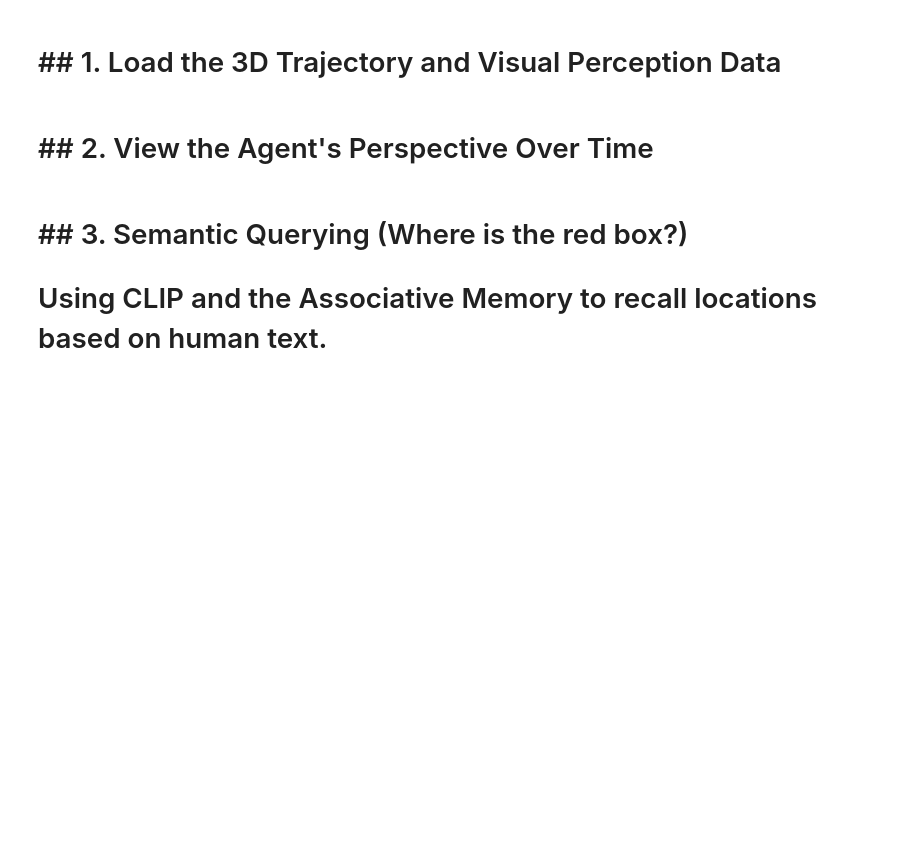
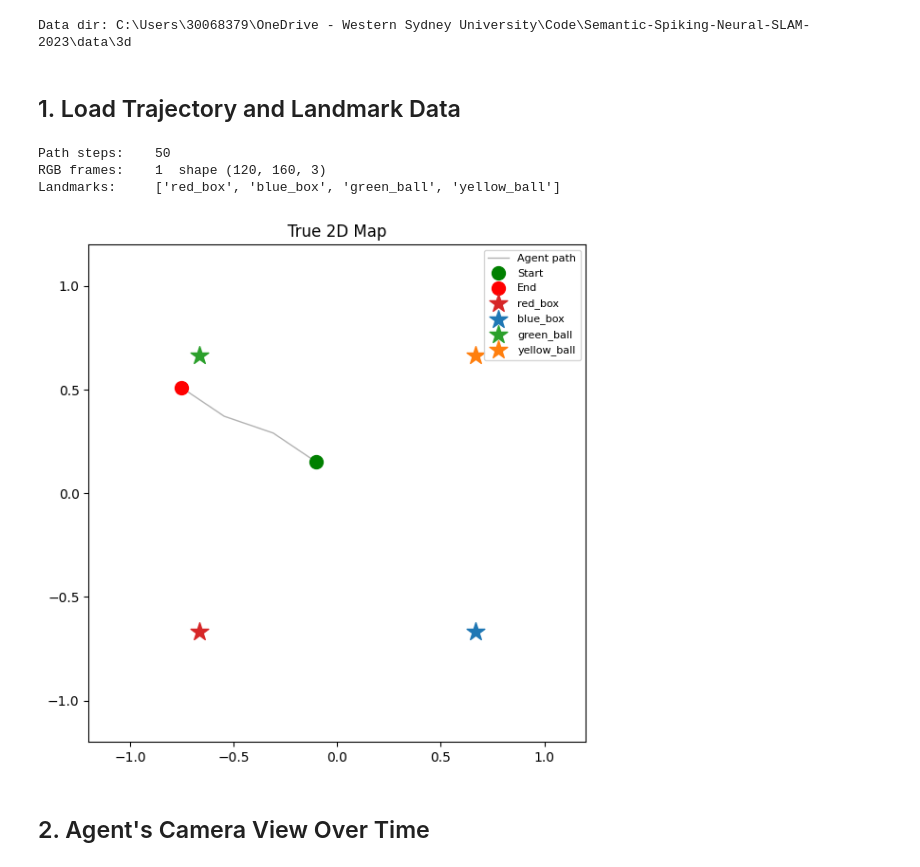
Before and after one commit to SynapticScotsman/Semantic-Spiking-Neural-SLAM-2023, a Jupyter notebook: experiments/slam_3d_dashboard.ipynb, the cells around one changed output. Saved outputs shown, nothing was run; the diff lists cells and outputs as text; code cells hidden in the pictures; blank space fills up the shorter version.

```diff
--- a/experiments/slam_3d_dashboard.ipynb
+++ b/experiments/slam_3d_dashboard.ipynb
@@ -10,27 +8,50 @@ import sys
+# %%
+import numpy as np
+import matplotlib.pyplot as plt
+import os, sys, json, glob
+
+# Make sure the project root is on the path regardless of where Jupyter is launched from
+PROJECT_ROOT = os.path.dirname(os.path.dirname(os.path.abspath(".")))
+if PROJECT_ROOT not in sys.path:
+    sys.path.insert(0, PROJECT_ROOT)
+
+DATA_DIR = "../data/3d"   # relative to experiments/
+print(f"Data dir: {os.path.abspath(DATA_DIR)}")
+# %% [output]
+Data dir: C:\Users\30068379\OneDrive - Western Sydney University\Code\Semantic-Spiking-Neural-SLAM-2023\data\3d
 # %% [markdown]
-# ## 1. Load the 3D Trajectory and Visual Perception Data
+## 1. Load Trajectory and Landmark Data
 # %%
-DATA_DIR = "data/3d"
-
-path = np.load(os.path.join(DATA_DIR, "path.npy"))
-rgb_frames = np.load(os.path.join(DATA_DIR, "rgb_frames_subset.npy"))
+path               = np.load(os.path.join(DATA_DIR, "path.npy"))
+rgb_frames         = np.load(os.path.join(DATA_DIR, "rgb_frames_subset.npy"))
 landmark_positions = np.load(os.path.join(DATA_DIR, "landmark_positions.npy"))
 
-print(f"Loaded {len(path)} path steps.")
-print(f"Loaded {len(rgb_frames)} visual frames.")
+# Load labels from metadata
+meta_path = os.path.join(DATA_DIR, "metadata.json")
+with open(meta_path) as f:
+    meta = json.load(f)
+landmark_labels = meta.get("landmark_labels", [f"obj_{i}" for i in range(len(landmark_positions))])
 
-# Plot the path and the objects
-plt.figure(figsize=(6, 6))
-plt.plot(path[:, 0], path[:, 1], color='gray', alpha=0.5, label='Agent Path')
-plt.plot(path[0, 0], path[0, 1], 'go', label='Start')
-plt.plot(path[-1, 0], path[-1, 1], 'ro', label='End')
+print(f"Path steps:    {len(path)}")
+print(f"RGB frames:    {len(rgb_frames)}  shape {rgb_frames.shape[1:]}")
+print(f"Landmarks:     {landmark_labels}")
 
-for i, pos in enumerate(landmark_positions):
-    plt.scatter(pos[0], pos[1], s=150, marker='*', label=f'Object {i}')
-
-plt.legend()
-plt.title("True 2D Map")
-plt.axis("equal")
-plt.show()
+fig, ax = plt.subplots(figsize=(6, 6))
+ax.plot(path[:, 0], path[:, 1], color='gray', alpha=0.6, lw=1, label='Agent path')
+ax.plot(path[0, 0], path[0, 1], 'go', ms=10, label='Start')
+ax.plot(path[-1, 0], path[-1, 1], 'ro', ms=10, label='End')
+colors = ['tab:red', 'tab:blue', 'tab:green', 'tab:orange']
+for i, (pos, lbl) in enumerate(zip(landmark_positions, landmark_labels)):
+    ax.scatter(*pos, s=200, marker='*', color=colors[i % len(colors)], zorder=5, label=lbl)
+ax.set_xlim(-1.2, 1.2); ax.set_ylim(-1.2, 1.2)
+ax.set_aspect('equal')
+ax.legend(fontsize=8)
+ax.set_title("True 2D Map")
+plt.tight_layout(); plt.show()
+# %% [output]
+Path steps:    50
+RGB frames:    1  shape (120, 160, 3)
+Landmarks:     ['red_box', 'blue_box', 'green_ball', 'yellow_ball']
+[figure, added]
 # %% [markdown]
-# ## 2. View the Agent's Perspective Over Time
+## 2. Agent's Camera View Over Time
@@ -47,3 +57,0 @@ plt.show()
-# %% [markdown]
-# ## 3. Semantic Querying (Where is the red box?)
-# Using CLIP and the Associative Memory to recall locations based on human text.
```
Also changed, not shown: parts of 15 cells of this notebook, 48 other files.
